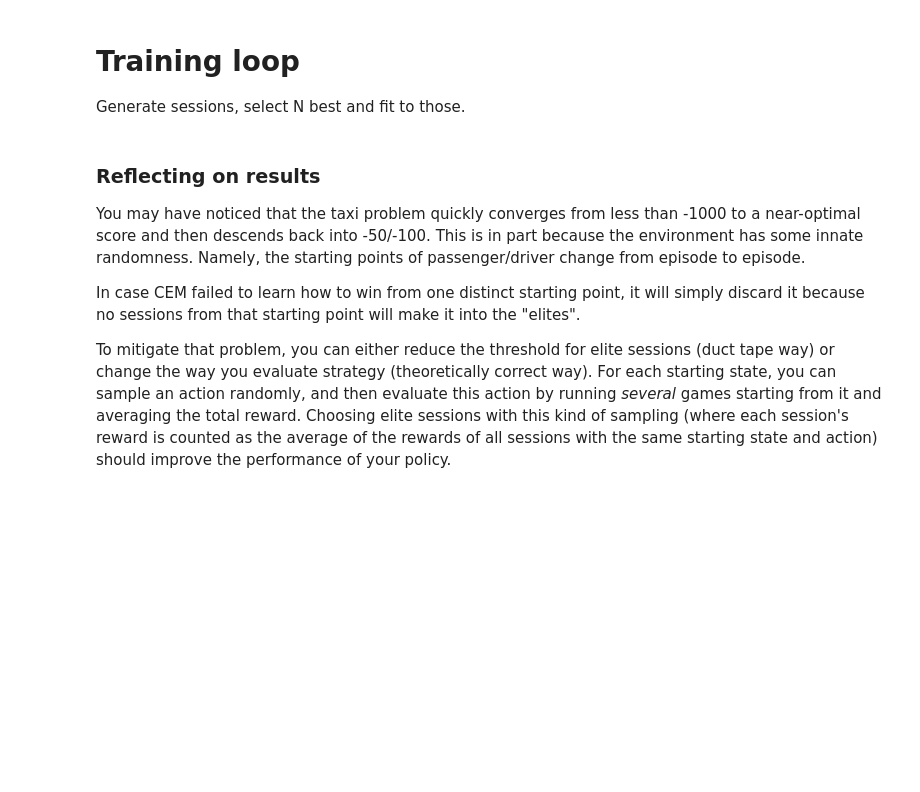
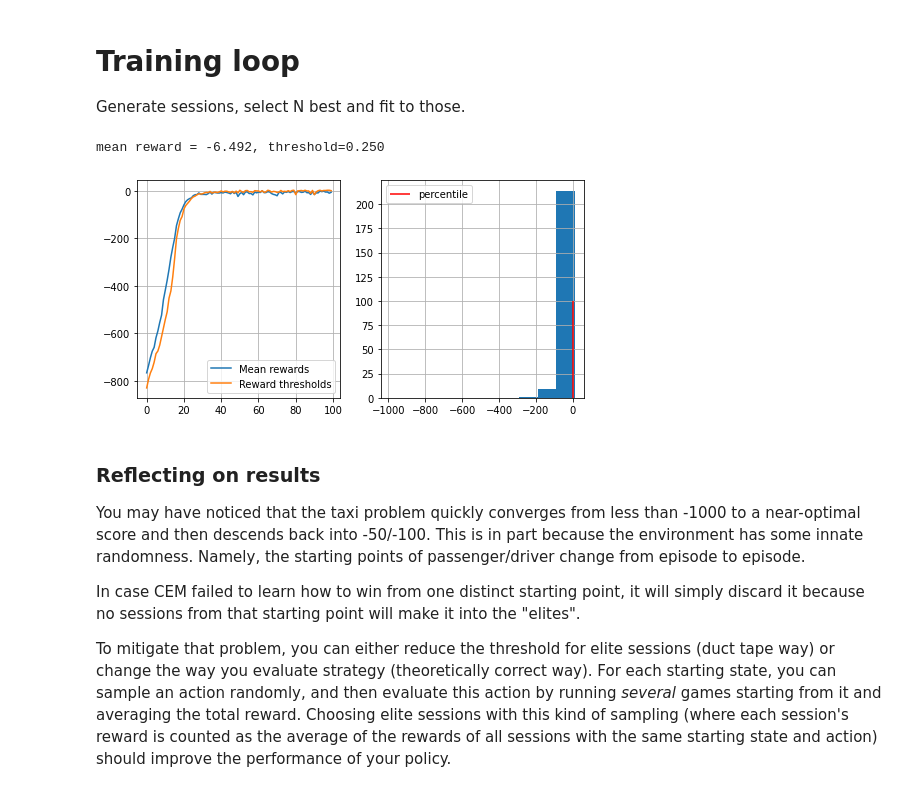
Before and after one commit to Jadams29/Coursera, a Jupyter notebook: Practical Reinforcement Learning/Week 1/Assignments/Cross-Entropy Method.ipynb, the cells around one changed output. Drawn from its saved outputs; the diff is of its cells as text; code cells hidden in the pictures; blank space fills up the shorter version.

```diff
--- a/Practical Reinforcement Learning/Week 1/Assignments/Cross-Entropy Method.ipynb
+++ b/Practical Reinforcement Learning/Week 1/Assignments/Cross-Entropy Method.ipynb
@@ -46,9 +59,8 @@ Since we still use integer state and action representations, you can use a 2-dim
 Please initialize the policy __uniformly__, that is, probabililities of all actions should be equal.
 # %%
 def initialize_policy(n_states, n_actions):
-    <YOUR CODE: create an array to store action probabilities>
-
-    return policy
+  policy = np.full((n_states, n_actions), 1./n_actions)
+  return policy
 
 policy = initialize_policy(n_states, n_actions)
 # %%
@@ -74,7 +86,7 @@ def generate_session(env, policy, t_max=10**4):
     for t in range(t_max):
         # Hint: you can use np.random.choice for sampling action
         # https://numpy.org/doc/stable/reference/random/generated/numpy.random.choice.html
-        a = <YOUR CODE: sample action from policy>
+        a = np.random.choice(range(6),p = policy[s].ravel())
 
         new_s, r, done, info = env.step(a)
 
@@ -184,8 +206,27 @@ def update_policy(elite_states, elite_actions):
 
     new_policy = np.zeros([n_states, n_actions])
 
-    <YOUR CODE: update probabilities for actions given elite states & actions>
+    result_states = np.unique(elite_states, return_counts=True)
+    result_actions = np.unique(elite_actions, return_counts=True)
+
+    total_array = np.zeros(shape=(n_states, 1))
+    total_mask = np.zeros(shape=(n_states, 1), dtype=bool)
+    total_mask[result_states[0]] = True
+
+    total_array[total_mask] = result_states[1]
+
+
+    for i in range(len(elite_states)):
+      totals = total_array[elite_states[i]]
+      temp = 1/total_array[elite_states[i]]
+      new_policy[elite_states[i]][elite_actions[i]] += 1
+
     # Don't forget to set 1/n_actions for all actions in unvisited states.
+    mask = np.ones(new_policy.shape, dtype=bool)
+    mask[result_states[0]] = False
+    np.seterr(divide='ignore', invalid="ignore")
+    new_policy = new_policy / total_array
+    new_policy[mask] = 1./n_actions
 
     return new_policy
 # %%
@@ -245,25 +288,32 @@ def show_progress(rewards_batch, log, percentile, reward_range=[-990, +10]):
 # reset policy just in case
 policy = initialize_policy(n_states, n_actions)
 # %%
+# reset policy just in case
+policy = initialize_policy(n_states, n_actions)
+
 n_sessions = 250     # sample this many sessions
-percentile = 50      # take this percent of session with highest rewards
-learning_rate = 0.5  # how quickly the policy is updated, on a scale from 0 to 1
+percentile = 25      # take this percent of session with highest rewards
+learning_rate = 0.9  # how quickly the policy is updated, on a scale from 0 to 1
+import time
 
 log = []
 
 for i in range(100):
-    %time sessions = [ <YOUR CODE: generate a list of n_sessions new sessions> ]
+    %time sessions = [generate_session(env, policy, t_max=1000) for _ in range(n_sessions)]
 
-    states_batch, actions_batch, rewards_batch = zip(*sessions)
+    %time states_batch, actions_batch, rewards_batch = zip(*sessions)
 
-    elite_states, elite_actions = <YOUR CODE: select elite states & actions>
+    %time elite_states, elite_actions = select_elites(states_batch=states_batch, actions_batch=actions_batch, rewards_batch=rewards_batch, percentile=percentile)
 
-    new_policy = <YOUR CODE: compute new policy>
+    %time new_policy = update_policy(elite_states, elite_actions)
 
     policy = learning_rate * new_policy + (1 - learning_rate) * policy
 
     # display results on chart
     show_progress(rewards_batch, log, percentile)
+# %% [output]
+mean reward = -6.492, threshold=0.250
+[figure, added]
 # %% [markdown]
 ### Reflecting on results
 
```
Also changed, not shown: parts of 7 cells of this notebook, 2 other files.
